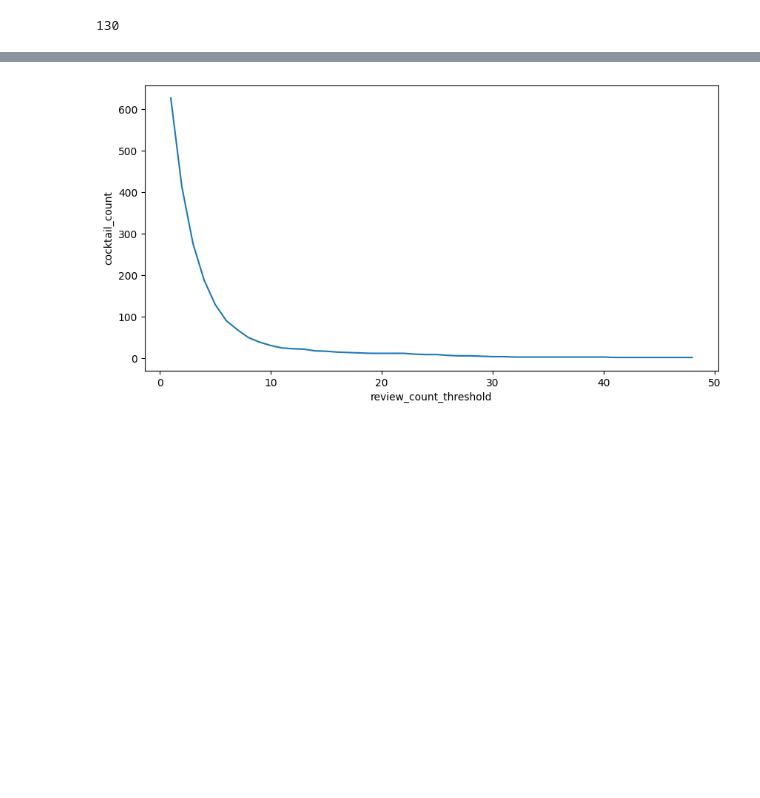
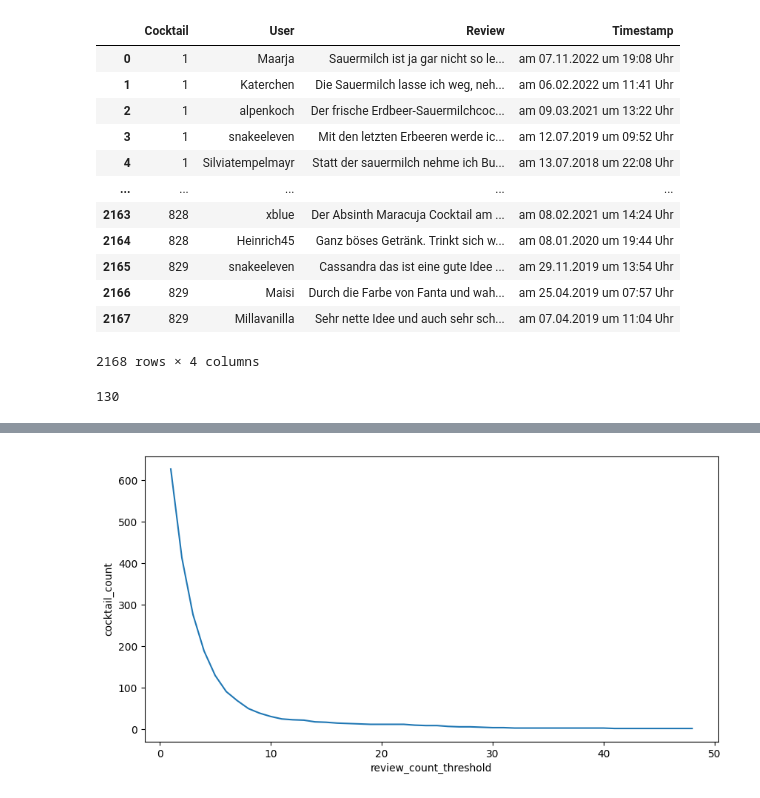
Before and after one commit to PRADA-1541/PRADA_AI, a Jupyter notebook: Codes/EDA/eda.ipynb, the cells around one changed output, grey strips where cells are left out. Cells and saved outputs as stored; diff of their text form; code cells hidden in the pictures; blank space fills up the shorter version.

```diff
--- a/Codes/EDA/eda.ipynb
+++ b/Codes/EDA/eda.ipynb
@@ -33,7 +7,26 @@ df = df.reset_index(drop=True)
-# %%
-test_list = list(set(test_list))
-len(test_list)
-# %% [output]
-130
+# %%
+# 데이터 프레임 생성
+data_path = os.path.join(os.path.curdir, '..\..\Dataset\gutekueche_cocktail_reviews.json')
+df = pd.read_json(data_path, encoding='utf-8')
+df
+# %% [output]
+|  | Cocktail | User | Review | Timestamp |
+| 0 | 1 | Maarja | Sauermilch ist ja gar nicht so le... | am 07.11.2022 um 19:08 Uhr |
+| 1 | 1 | Katerchen | Die Sauermilch lasse ich weg, neh... | am 06.02.2022 um 11:41 Uhr |
+| 2 | 1 | alpenkoch | Der frische Erdbeer-Sauermilchcoc... | am 09.03.2021 um 13:22 Uhr |
+| 3 | 1 | snakeeleven | Mit den letzten Erbeeren werde ic... | am 12.07.2019 um 09:52 Uhr |
+| 4 | 1 | Silviatempelmayr | Statt der sauermilch nehme ich Bu... | am 13.07.2018 um 22:08 Uhr |
+| ... | ... | ... | ... | ... |
+| 2163 | 828 | xblue | Der Absinth Maracuja Cocktail am ... | am 08.02.2021 um 14:24 Uhr |
+| 2164 | 828 | Heinrich45 | Ganz böses Getränk. Trinkt sich w... | am 08.01.2020 um 19:44 Uhr |
+| 2165 | 829 | snakeeleven | Cassandra das ist eine gute Idee ... | am 29.11.2019 um 13:54 Uhr |
+| 2166 | 829 | Maisi | Durch die Farbe von Fanta und wah... | am 25.04.2019 um 07:57 Uhr |
+| 2167 | 829 | Millavanilla | Sehr nette Idee und auch sehr sch... | am 07.04.2019 um 11:04 Uhr |
+2168 rows × 4 columns
+# %%
+users = list(set(df['User']))
+print(len(users))
+# %% [output]
+130
 # %%
 # Utility Matrix 생성
```
Also changed, not shown: parts of 9 cells of this notebook, 3 other files.
